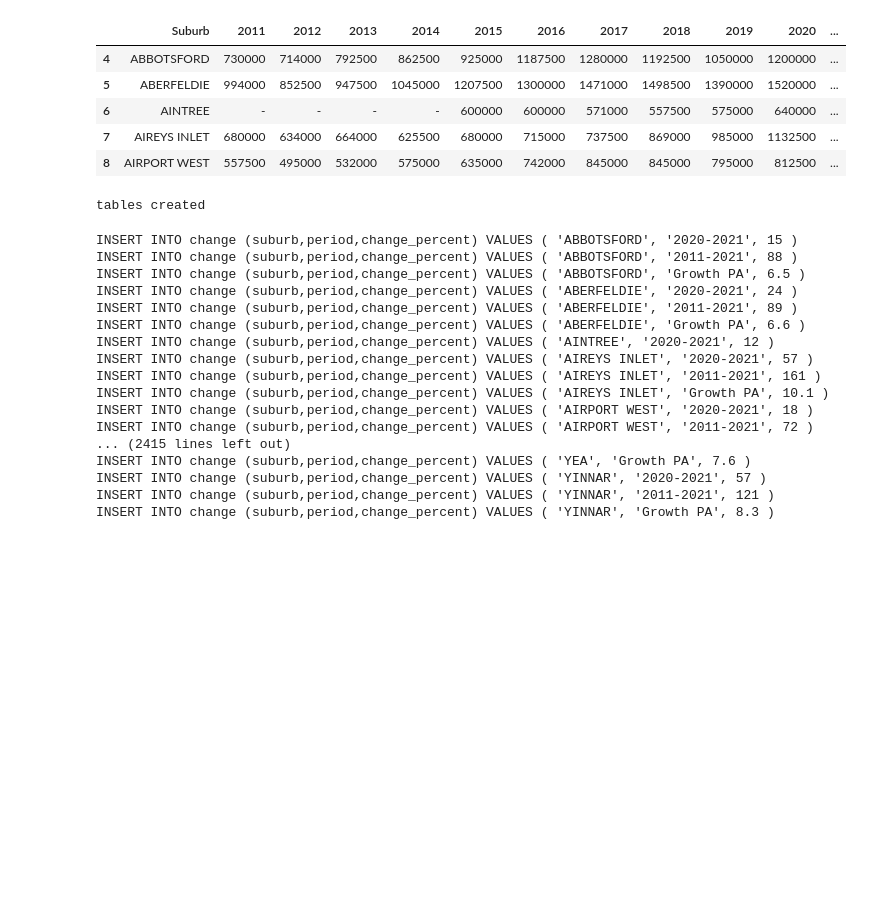
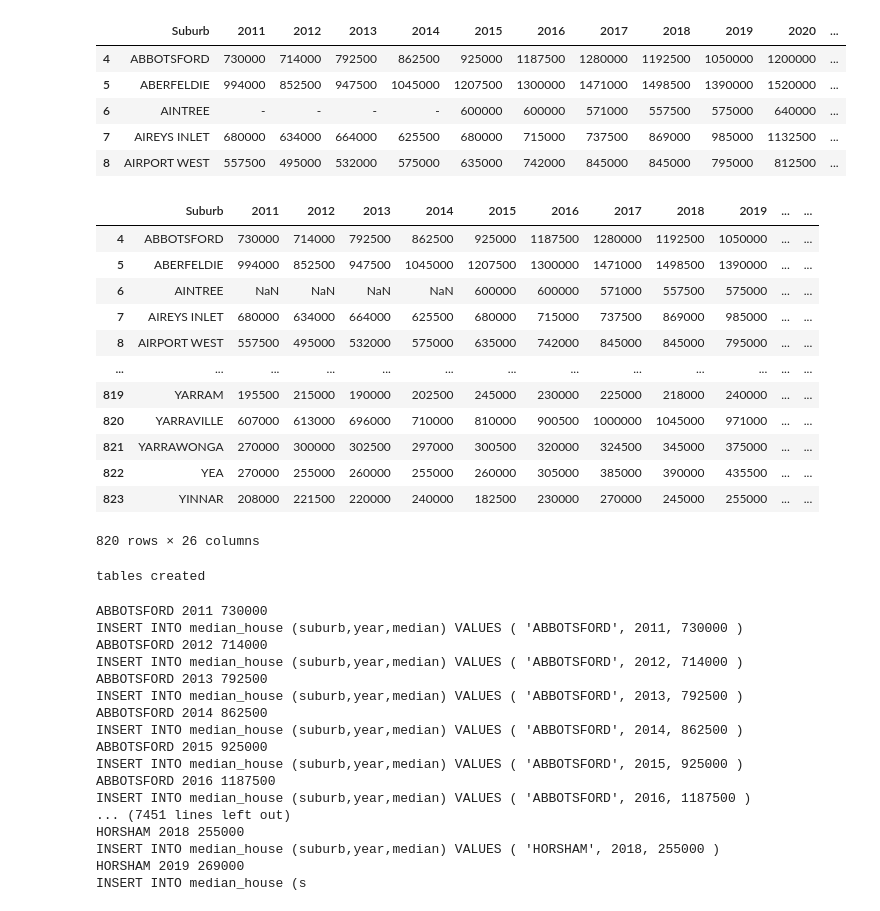
Before and after one commit to panlovelyda/Project-3-Group-8, a Jupyter notebook: dataPrepare.ipynb, the cells around one changed output. Drawn from its saved outputs; the diff is of its cells as text; code cells hidden in the pictures; blank space fills up the shorter version.

Commit message:
add more period

```diff
--- a/dataPrepare.ipynb
+++ b/dataPrepare.ipynb
@@ -47,7 +48,7 @@ house_data.head(5)
 | 8 | AIRPORT WEST | 557500 | 495000 | 532000 | 575000 | 635000 | 742000 | 845000 | 845000 | 795000 | 812500 | ... |
 # %%
 import numpy as np
-house_data = house_data.replace('-',np.NaN).copy()
+house_data1 = house_data.replace('-',np.NaN).copy()
 #house_data = house_data.replace('NA',np.NaN).copy()
 
 #house_data.loc[house_data['Suburb'] =='BEEAC']
@@ -56,3 +55,24 @@ import sqlite3
+# %%
+for year in range(2011, 2022):
+    column=f'{year}-{year+1}'
+
+    house_data1[column]=house_data1.apply(lambda x:(float(x[f'{year+1}'])-float(x[f'{year}'])) / float(x[f'{year}']) * 100,axis=1)
+# %%
+house_data1
+# %% [output]
+|  | Suburb | 2011 | 2012 | 2013 | 2014 | 2015 | 2016 | 2017 | 2018 | 2019 | ... | ... |
+| 4 | ABBOTSFORD | 730000 | 714000 | 792500 | 862500 | 925000 | 1187500 | 1280000 | 1192500 | 1050000 | ... | ... |
+| 5 | ABERFELDIE | 994000 | 852500 | 947500 | 1045000 | 1207500 | 1300000 | 1471000 | 1498500 | 1390000 | ... | ... |
+| 6 | AINTREE | NaN | NaN | NaN | NaN | 600000 | 600000 | 571000 | 557500 | 575000 | ... | ... |
+| 7 | AIREYS INLET | 680000 | 634000 | 664000 | 625500 | 680000 | 715000 | 737500 | 869000 | 985000 | ... | ... |
+| 8 | AIRPORT WEST | 557500 | 495000 | 532000 | 575000 | 635000 | 742000 | 845000 | 845000 | 795000 | ... | ... |
+| ... | ... | ... | ... | ... | ... | ... | ... | ... | ... | ... | ... | ... |
+| 819 | YARRAM | 195500 | 215000 | 190000 | 202500 | 245000 | 230000 | 225000 | 218000 | 240000 | ... | ... |
+| 820 | YARRAVILLE | 607000 | 613000 | 696000 | 710000 | 810000 | 900500 | 1000000 | 1045000 | 971000 | ... | ... |
+| 821 | YARRAWONGA | 270000 | 300000 | 302500 | 297000 | 300500 | 320000 | 324500 | 345000 | 375000 | ... | ... |
+| 822 | YEA | 270000 | 255000 | 260000 | 255000 | 260000 | 305000 | 385000 | 390000 | 435500 | ... | ... |
+| 823 | YINNAR | 208000 | 221500 | 220000 | 240000 | 182500 | 230000 | 270000 | 245000 | 255000 | ... | ... |
+820 rows × 26 columns
 # %%
 # Create Tables
 conn = sqlite3.connect('static/data/house.sqlite')
@@ -80,38 +100,39 @@ print ("tables created")
 # %% [output]
 tables created
 # %%
-for ind, row in house_data.iterrows():
+for ind, row in house_data1.iterrows():
     # Insert into table median_house
-    for year in ['2011','2012','2013','2014','2015','2016','2017','2018','2019','2020','2021','2022']:
-        #print(row['Suburb'],year, row[year])
-        if ( pd.notnull(row[year])):
-            SQL = f"INSERT INTO median_house (suburb,year,median) VALUES ( '{row['Suburb']}', {year}, {row[year]} )"
-            #print(SQL)
+    for year in range(2011, 2022):
+    #for year in ['2011','2012','2013','2014','2015','2016','2017','2018','2019','2020','2021','2022']:
+        print(row['Suburb'],year, row[f'{year}'])
+        if ( pd.notnull(row[f'{year}'])):
+            SQL = f"INSERT INTO median_house (suburb,year,median) VALUES ( '{row['Suburb']}', {f'{year}'}, {row[f'{year}']} )"
+            print(SQL)
             c.execute(SQL)
     # Insert into table change
-    for period in ['2020-2021','2011-2021','Growth PA']:
-        if ( pd.notnull(row[period])):
-            SQL = f"INSERT INTO change (suburb,period,change_percent) VALUES ( '{row['Suburb']}', '{period}', {row[period]} )"
-            #print(SQL)
-            c.execute(SQL)
+    #for period in ['2020-2021','2011-2021','Growth PA']:
+    #    if ( pd.notnull(row[period])):
+    #        SQL = f"INSERT INTO change (suburb,period,change_percent) VALUES ( '{row['Suburb']}', '{period}', {row[period]} )"
+    #        #print(SQL)
+    #        c.execute(SQL)
 # %% [output]
-INSERT INTO change (suburb,period,change_percent) VALUES ( 'ABBOTSFORD', '2020-2021', 15 )
-INSERT INTO change (suburb,period,change_percent) VALUES ( 'ABBOTSFORD', '2011-2021', 88 )
-INSERT INTO change (suburb,period,change_percent) VALUES ( 'ABBOTSFORD', 'Growth PA', 6.5 )
-INSERT INTO change (suburb,period,change_percent) VALUES ( 'ABERFELDIE', '2020-2021', 24 )
-INSERT INTO change (suburb,period,change_percent) VALUES ( 'ABERFELDIE', '2011-2021', 89 )
-INSERT INTO change (suburb,period,change_percent) VALUES ( 'ABERFELDIE', 'Growth PA', 6.6 )
-INSERT INTO change (suburb,period,change_percent) VALUES ( 'AINTREE', '2020-2021', 12 )
-INSERT INTO change (suburb,period,change_percent) VALUES ( 'AIREYS INLET', '2020-2021', 57 )
-INSERT INTO change (suburb,period,change_percent) VALUES ( 'AIREYS INLET', '2011-2021', 161 )
-INSERT INTO change (suburb,period,change_percent) VALUES ( 'AIREYS INLET', 'Growth PA', 10.1 )
-INSERT INTO change (suburb,period,change_percent) VALUES ( 'AIRPORT WEST', '2020-2021', 18 )
-INSERT INTO change (suburb,period,change_percent) VALUES ( 'AIRPORT WEST', '2011-2021', 72 )
-... (2415 lines left out)
-INSERT INTO change (suburb,period,change_percent) VALUES ( 'YEA', 'Growth PA', 7.6 )
-INSERT INTO change (suburb,period,change_percent) VALUES ( 'YINNAR', '2020-2021', 57 )
-INSERT INTO change (suburb,period,change_percent) VALUES ( 'YINNAR', '2011-2021', 121 )
-INSERT INTO change (suburb,period,change_percent) VALUES ( 'YINNAR', 'Growth PA', 8.3 )
+ABBOTSFORD 2011 730000
+INSERT INTO median_house (suburb,year,median) VALUES ( 'ABBOTSFORD', 2011, 730000 )
+ABBOTSFORD 2012 714000
+INSERT INTO median_house (suburb,year,median) VALUES ( 'ABBOTSFORD', 2012, 714000 )
+ABBOTSFORD 2013 792500
+INSERT INTO median_house (suburb,year,median) VALUES ( 'ABBOTSFORD', 2013, 792500 )
+ABBOTSFORD 2014 862500
+INSERT INTO median_house (suburb,year,median) VALUES ( 'ABBOTSFORD', 2014, 862500 )
+ABBOTSFORD 2015 925000
+INSERT INTO median_house (suburb,year,median) VALUES ( 'ABBOTSFORD', 2015, 925000 )
+ABBOTSFORD 2016 1187500
+INSERT INTO median_house (suburb,year,median) VALUES ( 'ABBOTSFORD', 2016, 1187500 )
+... (7451 lines left out)
+HORSHAM 2018 255000
+INSERT INTO median_house (suburb,year,median) VALUES ( 'HORSHAM', 2018, 255000 )
+HORSHAM 2019 269000
+INSERT INTO median_house (s
 # %%
 conn.commit()
 conn.close()
```
Also changed, not shown: parts of 2 cells of this notebook, 2 other files.
